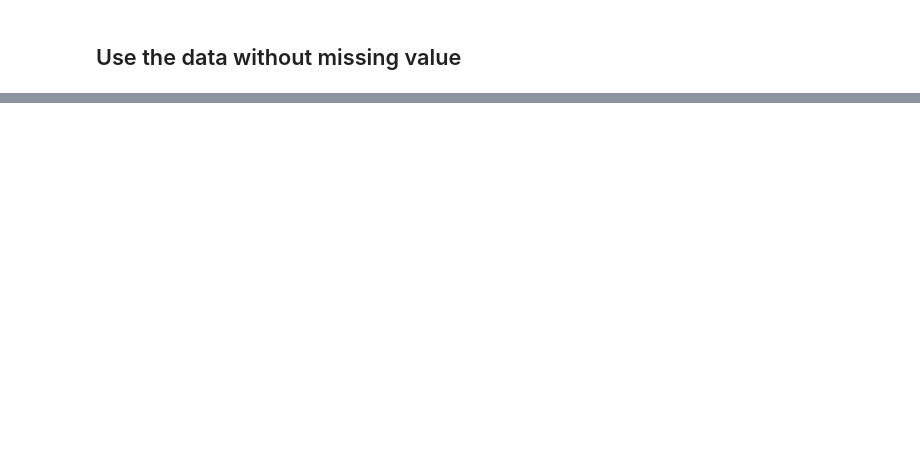
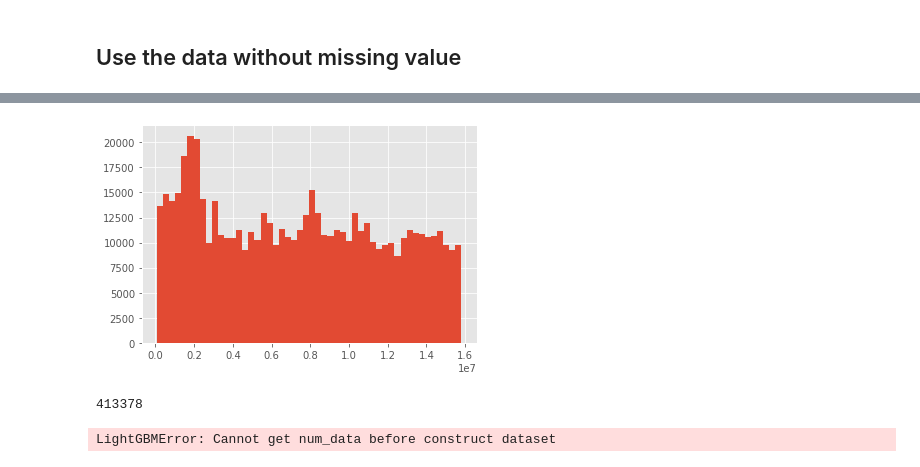
Before and after one commit to raywu60kg/credit-card-fraud-detection, a Jupyter notebook: notebooks/EDA.ipynb, the cells around one changed output, grey strips where cells are left out. Saved outputs shown, nothing was run; the diff lists cells and outputs as text; code cells hidden in the pictures; blank space fills up the shorter version.

```diff
--- a/notebooks/EDA.ipynb
+++ b/notebooks/EDA.ipynb
@@ -152,0 +184,9 @@ train
+# %%
+all_train_x = train[
+        [
+#             'TransactionDT',
+            'TransactionAmt',
+            'ProductCD',
+            'card1', 'C1', 'C2', 'C3', 'C4', 'C5', 'C6', 'C7', 'C8', 'C9', 'C10', 'C11', 'C12', 'C13', 'C14']]
+all_train_x = pd.get_dummies(all_train_x, columns=['ProductCD'])
+all_train_y = train['isFraud']
@@ -152,0 +206,5 @@ train
+# %%
+plt.hist(all_train_x["TransactionDT"], bins=50)
+plt.show()
+# %% [output]
+[figure, added]
@@ -152,0 +224,8 @@ train
+# %%
+len(lgb_train.label)
+# %% [output]
+413378
+# %%
+lgb_train.num_data()
+# %% [output]
+LightGBMError: Cannot get num_data before construct dataset
```
Also changed, not shown: parts of 43 cells of this notebook, 13 other files.
